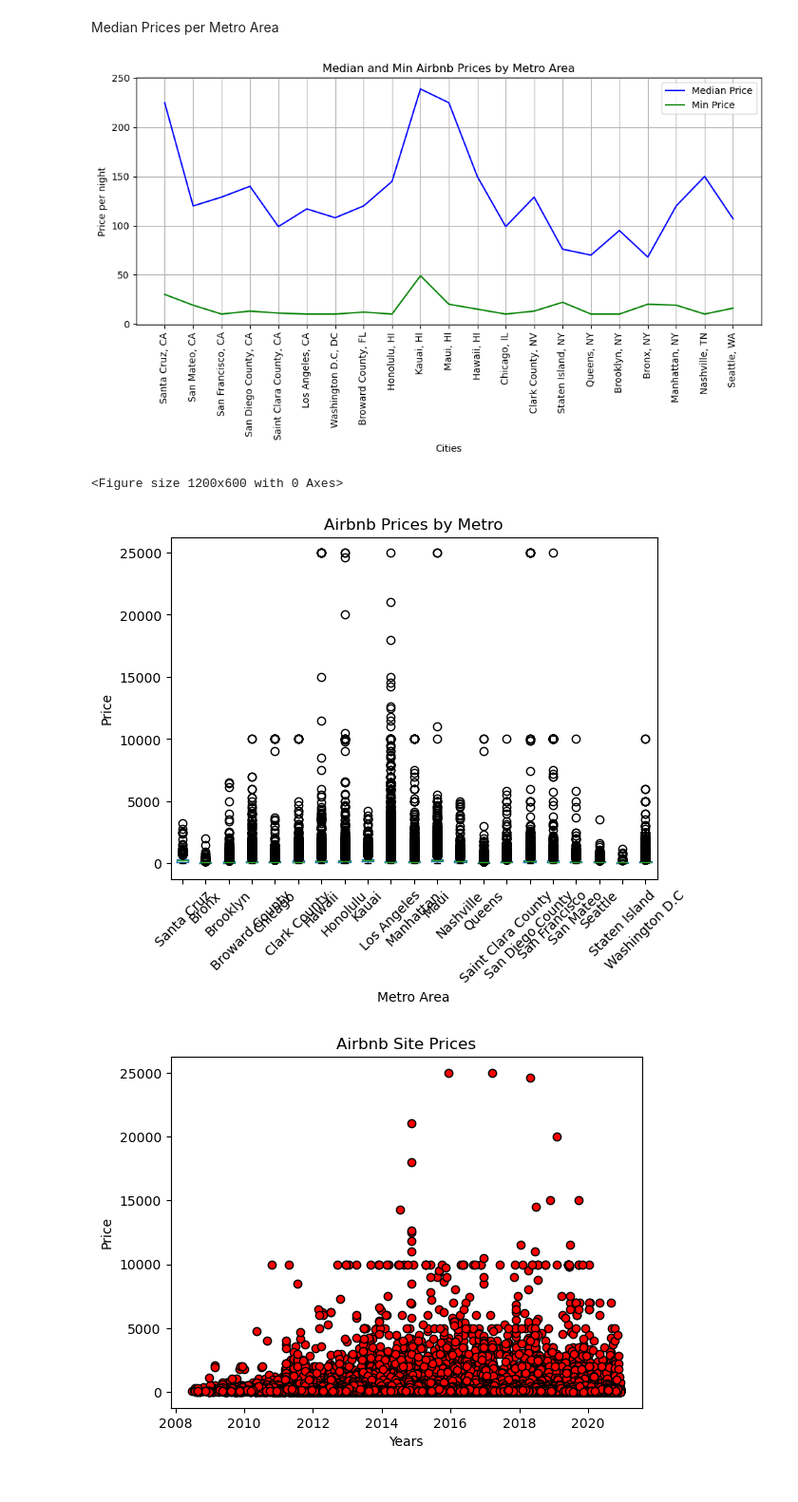
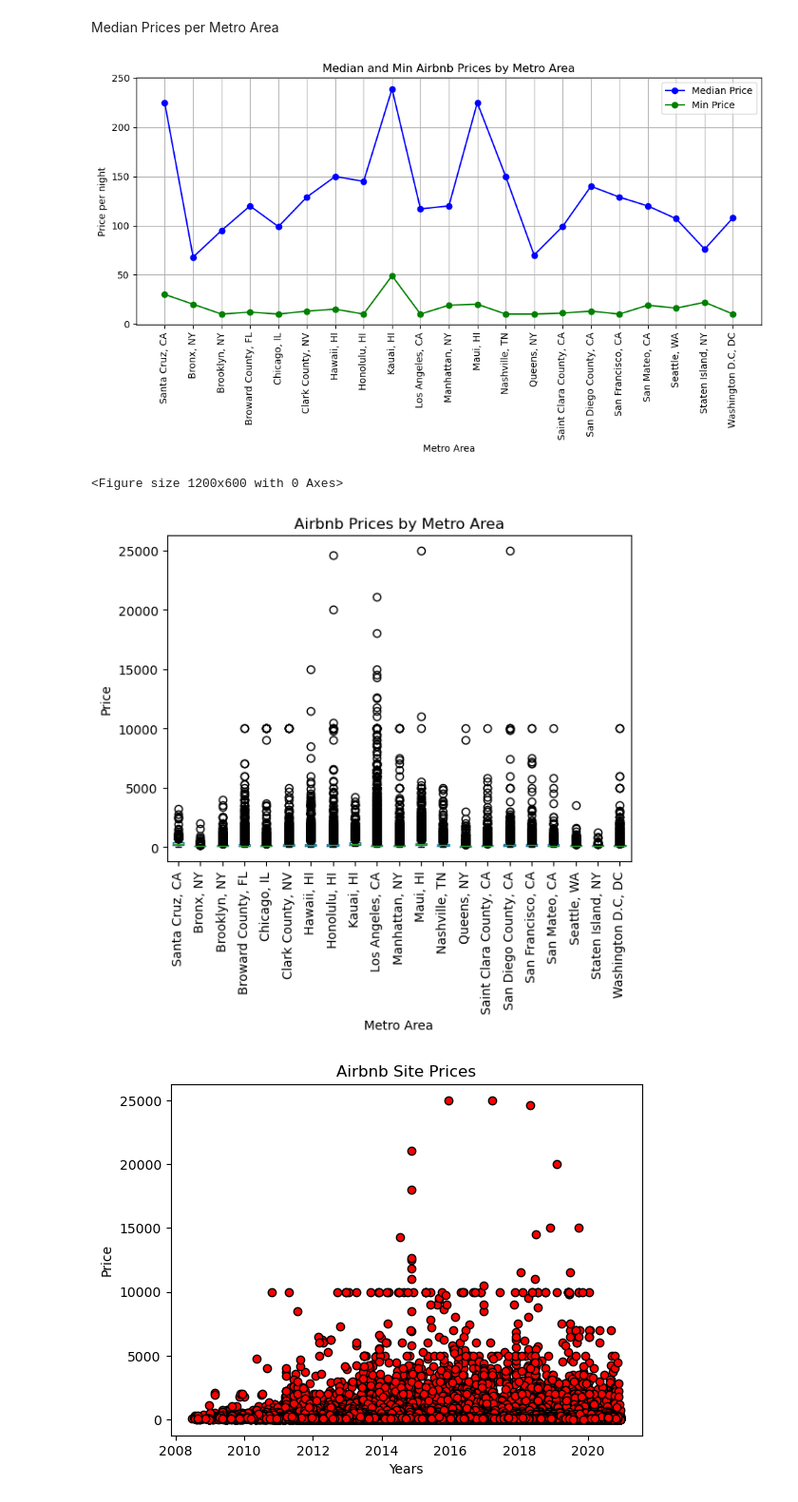
Before and after one commit to hmk81996/data_class_project_1, a Jupyter notebook: airbnb_hannah_cost_exploration.ipynb, the cells around one changed output. Shown at 95% size. Cells and saved outputs as stored; diff of their text form; code cells hidden in the pictures.

Commit message:
modified clean tasks and worked on visualizations for max price

```diff
--- a/airbnb_hannah_cost_exploration.ipynb
+++ b/airbnb_hannah_cost_exploration.ipynb
@@ -82,7 +82,7 @@ state_abbreviations = {
     'Washington':'WA'
 }
 
-# Example list of state names
+# List of state names
 state_names = ['California', 'Illinois', 'Florida', 'Hawaii', 'Nevada','New York ', 'Tennessee', 'DC', 'Washington']
 
 # Convert state names to abbreviations
@@ -90,6 +90,12 @@ states = [state_abbreviations[state] for state in state_names]
 
 # Apply the mapping to the 'State' column
 clean_airbnb_df['State Abbreviation'] = clean_airbnb_df['State'].map(state_abbreviations)
+
+# Modify the 'Metro Area' column to include the state name after the city name
+clean_airbnb_df['metro'] = clean_airbnb_df['metro'] + ', ' + clean_airbnb_df['State Abbreviation']
+
+# Drop the 'State' column
+clean_airbnb_df =clean_airbnb_df.drop(columns=['State Abbreviation'])
 
 # reformat dates
 # Ensure 'host_since' is of string type
@@ -275,13 +258,13 @@ min_prices = metro_price_stats_df['Min Price']
 
 # Create line plots
 plt.figure(figsize=(10, 6))
-plt.plot(cities, median_prices, color="blue", label="Median Price")
-plt.plot(cities, min_prices, color="green", label="Min Price")
+plt.plot(cities, median_prices, color="blue", label="Median Price", marker='o')
+plt.plot(cities, min_prices, color="green", label="Min Price", marker='o')
 # plt.plot(cities, max_prices, color="red", label="Max Price")
 
 # Add titles and labels
 plt.title("Median and Min Airbnb Prices by Metro Area")
-plt.xlabel("Cities")
+plt.xlabel("Metro Area")
 plt.ylabel("Price per night")
 plt.xticks(rotation=90)
 plt.legend()
@@ -289,30 +272,30 @@ plt.tight_layout()
 plt.grid()
 
 # Save plot as image file
-plt.savefig("output_data/Fig3a.png")
+plt.savefig("output_data/Fig3b.png")
 
 # Show the plot
 plt.show()
 # %% [output]
-[figure, old version]
+[figure, new version]
 # %%
 
 plt.figure(figsize=(12, 6))
-airbnb_df.boxplot(column='price', by='neighbourhood_group', grid=False)
+clean_airbnb_df.boxplot(column='price', by='metro', grid=False)
 
-plt.title('Airbnb Prices by Metro')
+plt.title('Airbnb Prices by Metro Area')
 plt.suptitle('')  # Suppress the default title to make it cleaner
 plt.xlabel('Metro Area')
 plt.ylabel('Price')
-plt.xticks(rotation=45)  # Rotate x labels for better readability
+plt.xticks(rotation=90)
 
 # Save plot as image file
-plt.savefig("output_data/Fig3b.png")
+plt.savefig("output_data/Fig3c.png")
 
 plt.show()
 # %% [output]
 <Figure size 1200x600 with 0 Axes>
-[figure, old version]
+[figure, new version]
 # %%
 # For max values, identify the host_id/name - is it a hotel?
 # %%
```
Also changed, not shown: parts of 12 cells of this notebook, 4 other files.
